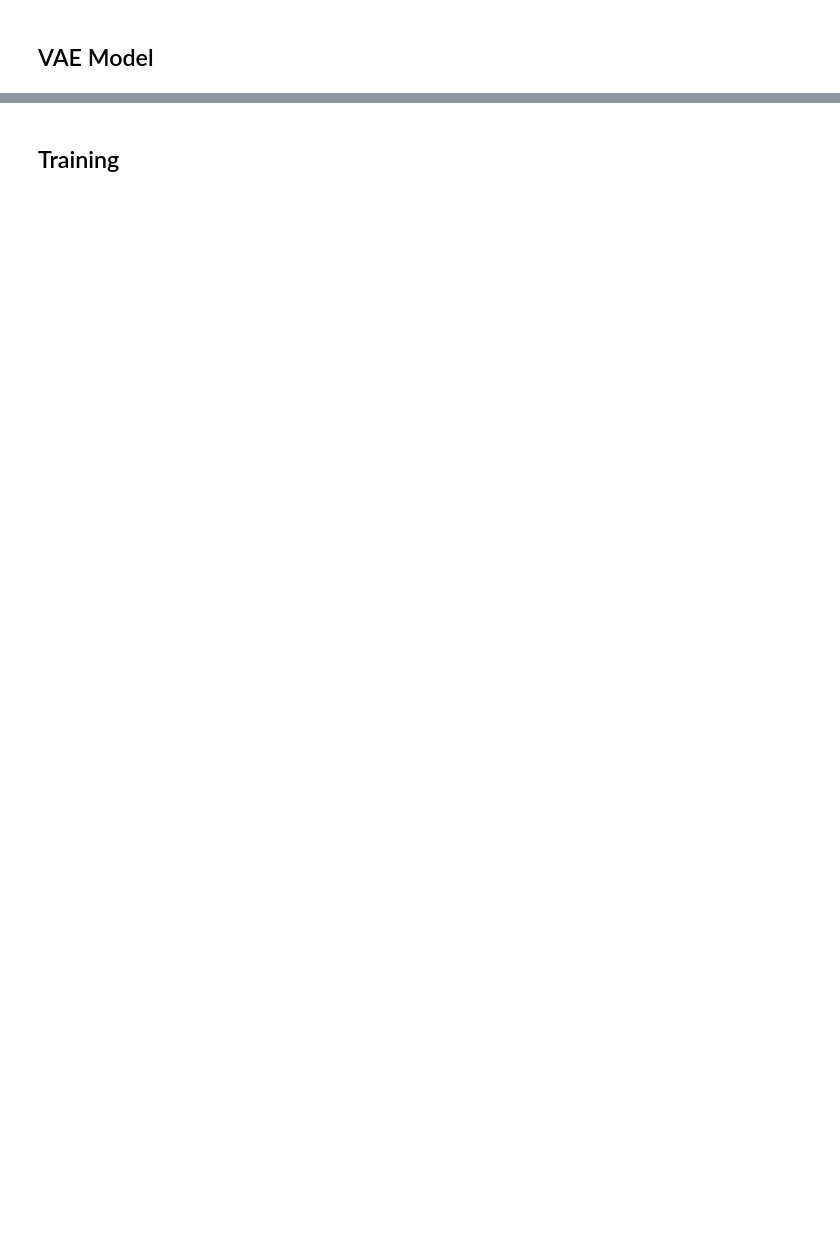
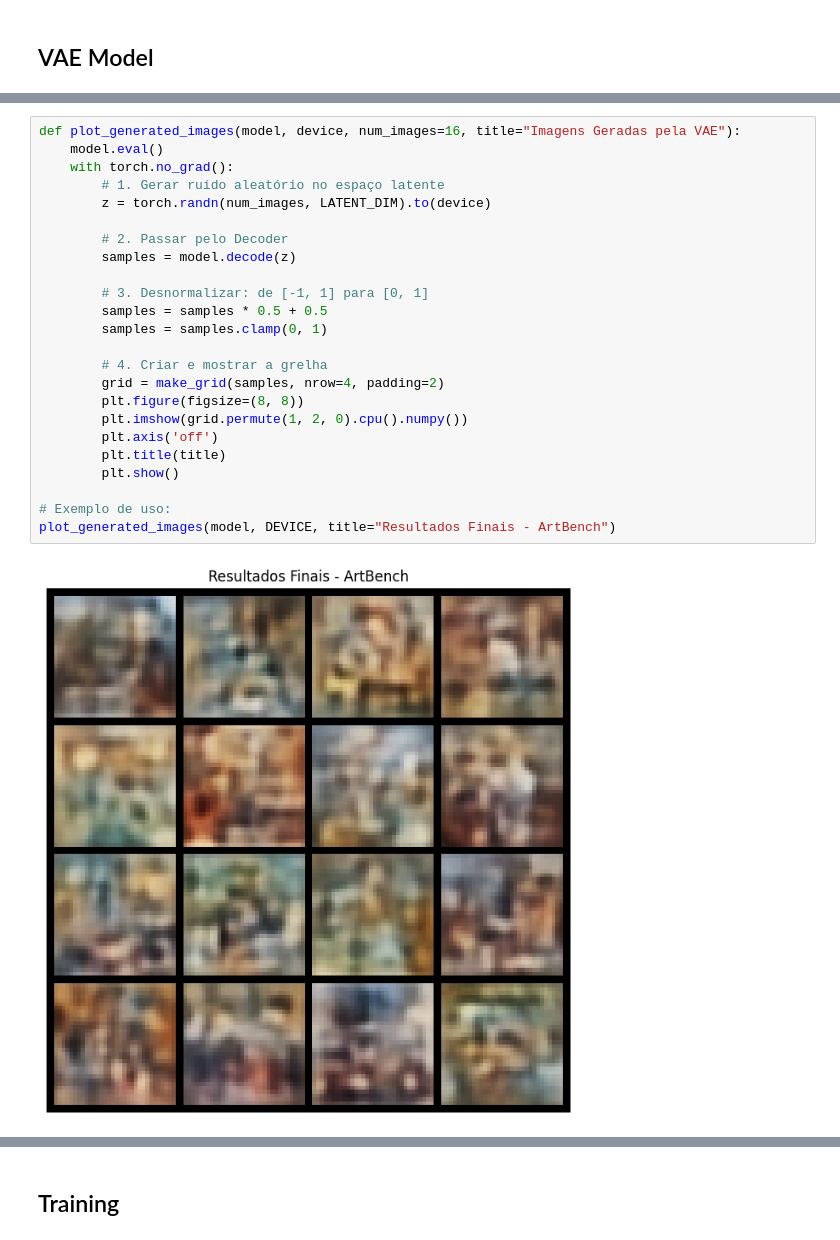
Before and after one commit to anapinto04/IAG_TP1, a Jupyter notebook: vae.ipynb, the cells around one changed output, grey strips where cells are left out. Drawn from its saved outputs; the diff is of its cells as text; blank space fills up the shorter version.

```diff
--- a/vae.ipynb
+++ b/vae.ipynb
@@ -70,0 +410,26 @@ class VAE(nn.Module):
+# %%
+def plot_generated_images(model, device, num_images=16, title="Imagens Geradas pela VAE"):
+    model.eval()
+    with torch.no_grad():
+        # 1. Gerar ruído aleatório no espaço latente
+        z = torch.randn(num_images, LATENT_DIM).to(device)
+
+        # 2. Passar pelo Decoder
+        samples = model.decode(z)
+
+        # 3. Desnormalizar: de [-1, 1] para [0, 1]
+        samples = samples * 0.5 + 0.5
+        samples = samples.clamp(0, 1)
+
+        # 4. Criar e mostrar a grelha
+        grid = make_grid(samples, nrow=4, padding=2)
+        plt.figure(figsize=(8, 8))
+        plt.imshow(grid.permute(1, 2, 0).cpu().numpy())
+        plt.axis('off')
+        plt.title(title)
+        plt.show()
+
+# Exemplo de uso:
+plot_generated_images(model, DEVICE, title="Resultados Finais - ArtBench")
+# %% [output]
+[figure, added]
```
Also changed, not shown: parts of 18 cells of this notebook, 3 other files.
